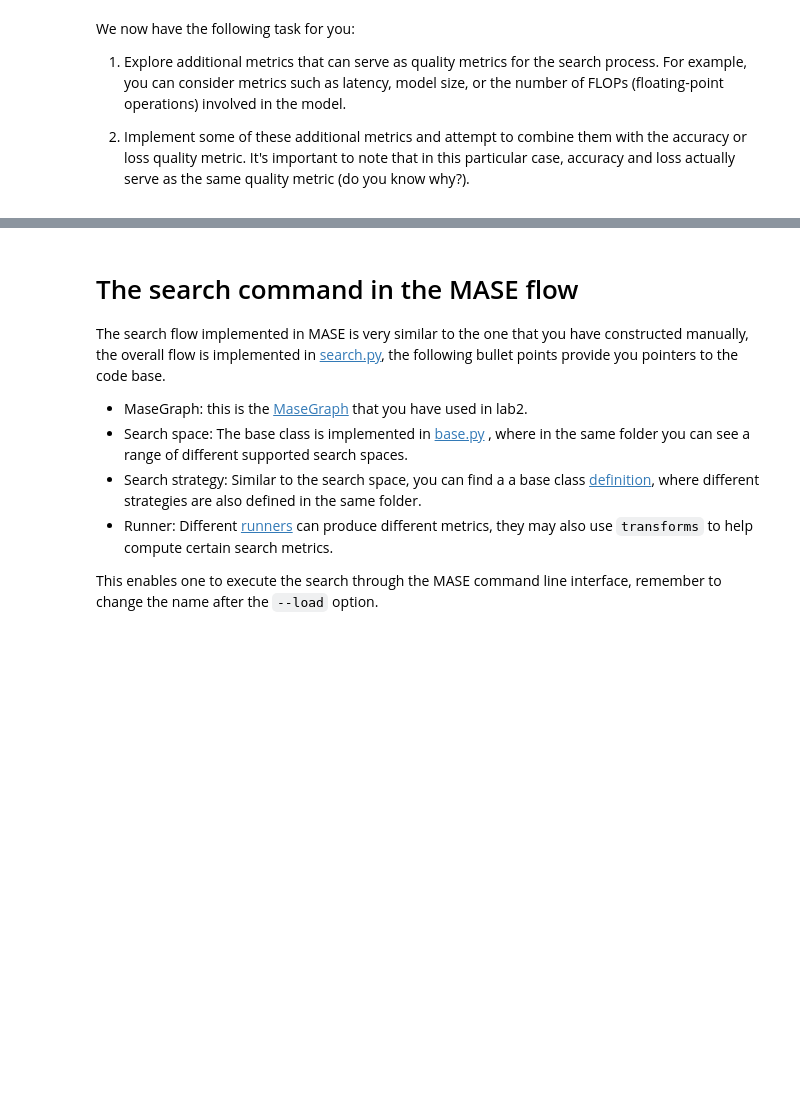
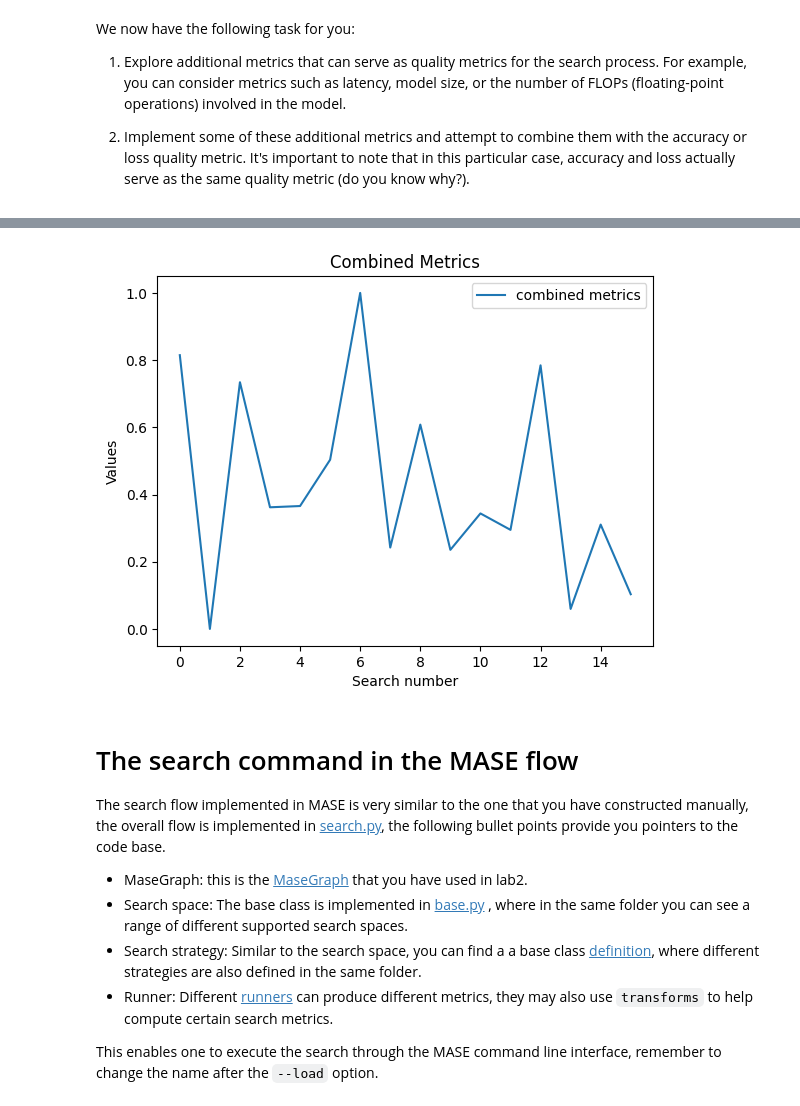
Before and after one commit to Wolk1618/mase, a Jupyter notebook: lab3.ipynb, the cells around one changed output, grey strips where cells are left out. Saved outputs shown, nothing was run; the diff lists cells and outputs as text; code cells hidden in the pictures; blank space fills up the shorter version.

```diff
--- a/lab3.ipynb
+++ b/lab3.ipynb
@@ -202,3 +332,18 @@ We now have the following task for you:
+# %%
+import matplotlib.pyplot as plt
+
+combined = [i + j + k for i, j, k in zip(min_max_scaling(loss_avg), min_max_scaling(lat_avg), min_max_scaling(size_avg))]
+
+plt.plot(min_max_scaling(combined), label='combined metrics')
+
+plt.xlabel('Search number')
+plt.ylabel('Values')
+plt.title('Combined Metrics')
+plt.legend()
+
+plt.show()
+# %% [output]
+[figure, added]
 # %% [markdown]
 # The search command in the MASE flow
 
```
Also changed, not shown: parts of 9 cells of this notebook, 12 other files.
